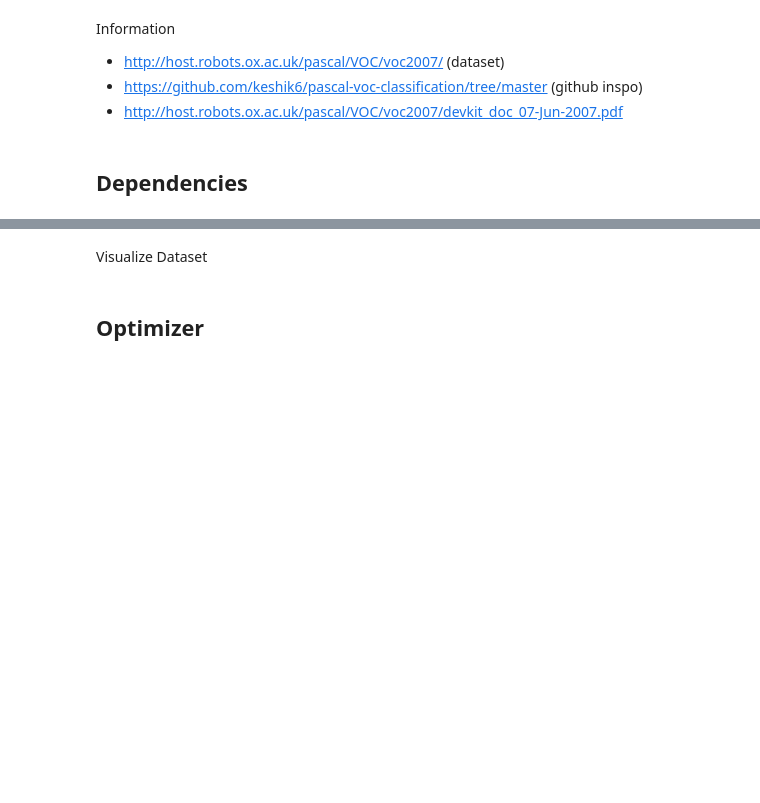
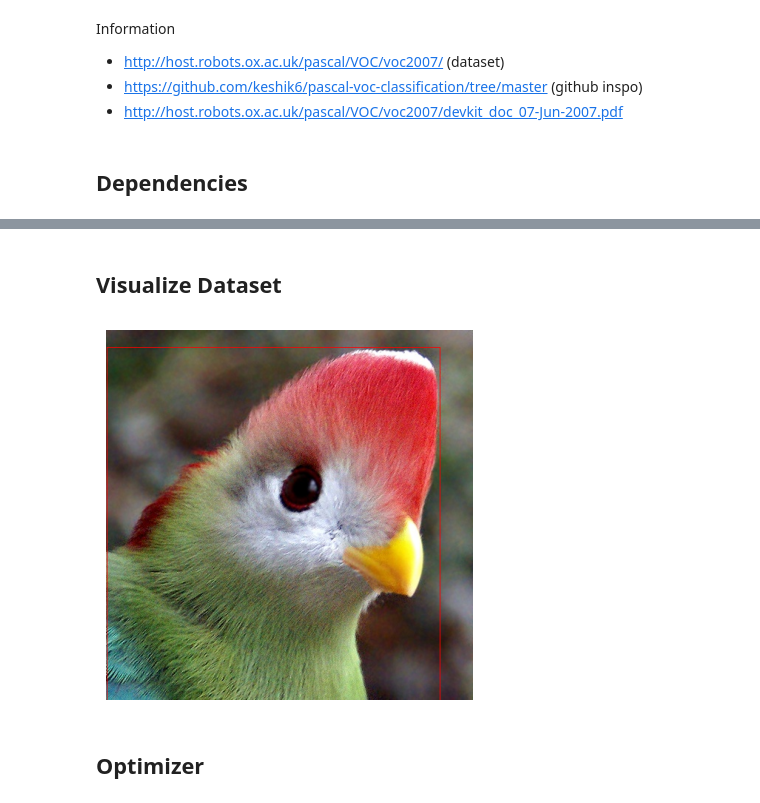
Before and after one commit to grlefl/Manga109-Object-Detection, a Jupyter notebook: main.ipynb, the cells around one changed output, grey strips where cells are left out. Cells and saved outputs as stored; diff of their text form; code cells hidden in the pictures; blank space fills up the shorter version.

Commit message:
I got an image to show up!

```diff
--- a/main.ipynb
+++ b/main.ipynb
@@ -12 +17,25 @@ from dataset import PascalVOC_Dataset
+# %%
+transformations = transforms.Compose([
+    transforms.Resize((300, 300)),
+    # transforms.RandomChoice([
+        # transforms.CenterCrop(300),
+        # transforms.RandomResizedCrop(300, scale=(0.80, 1.0)),
+    # ]),
+    transforms.RandomChoice([
+        transforms.ColorJitter(brightness=(0.80, 1.20)),
+        transforms.RandomGrayscale(p = 0.25)
+    ]),
+    transforms.RandomHorizontalFlip(p = 0.25),
+    transforms.RandomRotation(25),
+    transforms.ToTensor(),
+    # transforms.Normalize(mean = mean, std = std),
+])
+
+# no crazy stuff for validation data
+transformations_valid = transforms.Compose([
+    transforms.Resize(330),
+    transforms.CenterCrop(300),
+    transforms.ToTensor(),
+    # transforms.Normalize(mean = mean, std = std),
+])
 # %%
@@ -35,5 +68,28 @@ Extracting ./Dataset\VOCtest_06-Nov-2007.tar to ./Dataset
+# %%
+image,target = dataset_train.__getitem__(14)
 # %% [markdown]
-Visualize Dataset
+## Visualize Dataset
+# %%
+def display_image_with_boxes(image, target):
+    # Convert the image from tensor to PIL Image
+
+    # Create a drawing object
+    draw = ImageDraw.Draw(image)
+
+    # Get bounding box coordinates from the target dictionary
+    for box in target['annotation']['object']:
+        bbox = [int(box['bndbox']['xmin']), int(box['bndbox']['ymin']), int(box['bndbox']['xmax']),
+                int(box['bndbox']['ymax'])]
+        draw.rectangle(bbox, outline='red')
+
+    # Display the image
+    plt.imshow(image)
+    plt.axis('off')
+    plt.show()
+
+display_image_with_boxes(image,target)
+# %% [output]
+[figure, added]
 # %% [markdown]
 ## Optimizer
 # %% [markdown]
```
Also changed, not shown: parts of 3 cells of this notebook.
